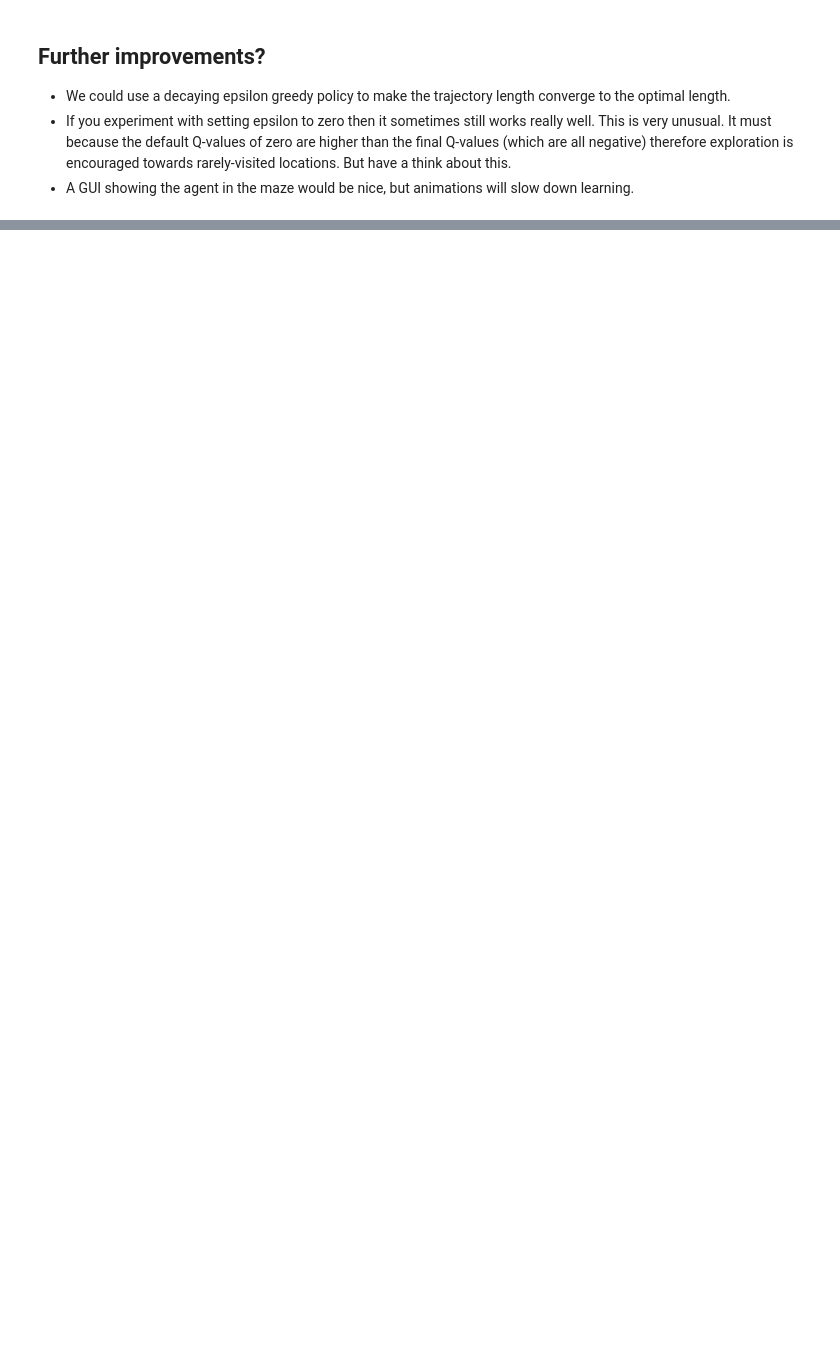
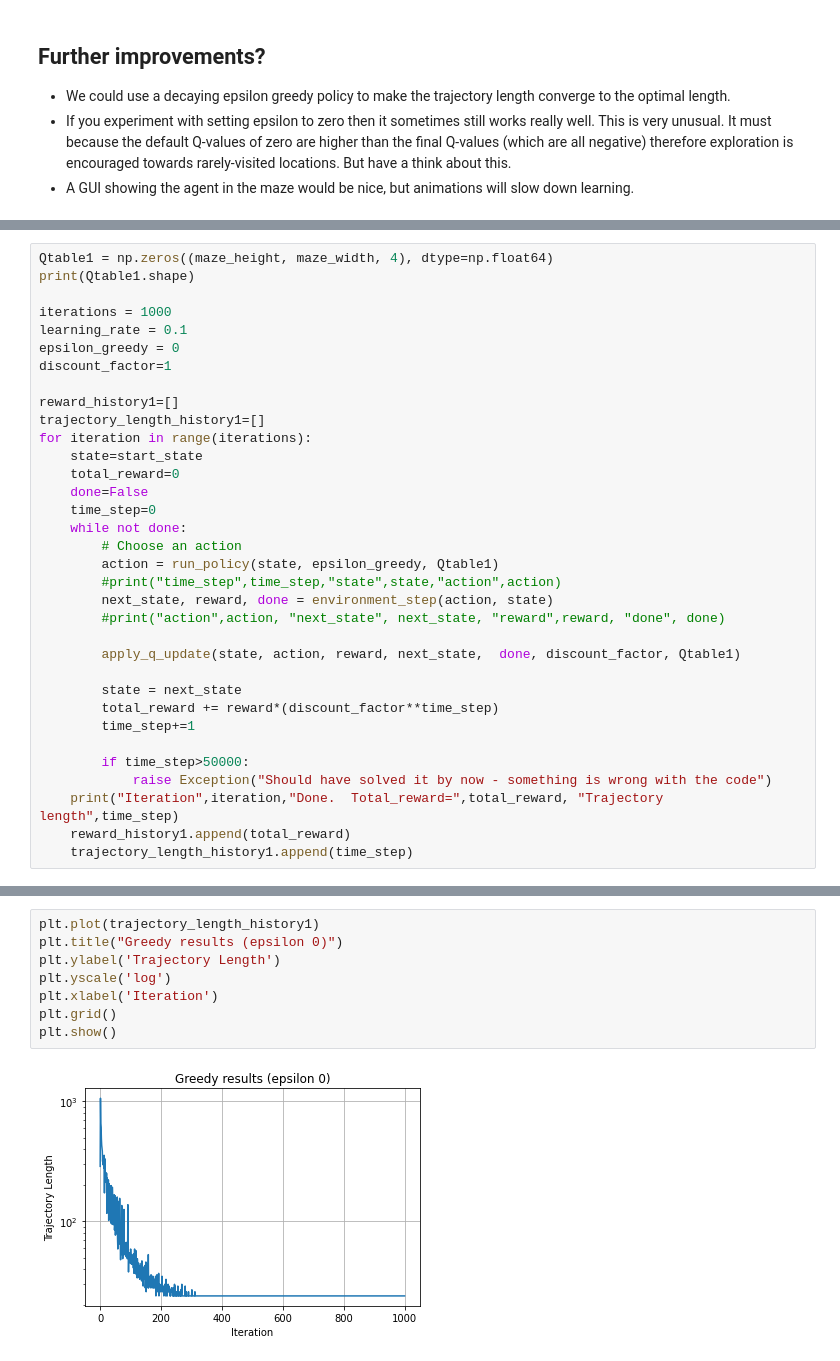
Before and after one commit to 11BelowStudio/ce811, a Jupyter notebook: lab8exercises/TabularQlearningExample.ipynb, the cells around one changed output, grey strips where cells are left out. Saved outputs shown, nothing was run; the diff lists cells and outputs as text; blank space fills up the shorter version.

```diff
--- a/lab8exercises/TabularQlearningExample.ipynb
+++ b/lab8exercises/TabularQlearningExample.ipynb
@@ -223,0 +231,34 @@ therefore exploration is encouraged towards rarely-visited locations.  But have
+# %%
+Qtable1 = np.zeros((maze_height, maze_width, 4), dtype=np.float64)
+print(Qtable1.shape)
+
+iterations = 1000
+learning_rate = 0.1
+epsilon_greedy = 0
+discount_factor=1
+
+reward_history1=[]
+trajectory_length_history1=[]
+for iteration in range(iterations):
+    state=start_state
+    total_reward=0
+    done=False
+    time_step=0
+    while not done:
+        # Choose an action
+        action = run_policy(state, epsilon_greedy, Qtable1)
+        #print("time_step",time_step,"state",state,"action",action)
+        next_state, reward, done = environment_step(action, state)
+        #print("action",action, "next_state", next_state, "reward",reward, "done", done)
+
+        apply_q_update(state, action, reward, next_state,  done, discount_factor, Qtable1)
+
+        state = next_state
+        total_reward += reward*(discount_factor**time_step)
+        time_step+=1
+
+        if time_step>50000:
+            raise Exception("Should have solved it by now - something is wrong with the code")
+    print("Iteration",iteration,"Done.  Total_reward=",total_reward, "Trajectory length",time_step)
+    reward_history1.append(total_reward)
+    trajectory_length_history1.append(time_step)
@@ -223,0 +283,10 @@ therefore exploration is encouraged towards rarely-visited locations.  But have
+# %%
+plt.plot(trajectory_length_history1)
+plt.title("Greedy results (epsilon 0)")
+plt.ylabel('Trajectory Length')
+plt.yscale('log')
+plt.xlabel('Iteration')
+plt.grid()
+plt.show()
+# %% [output]
+[figure, added]
```
Also changed, not shown: parts of 9 cells of this notebook.
